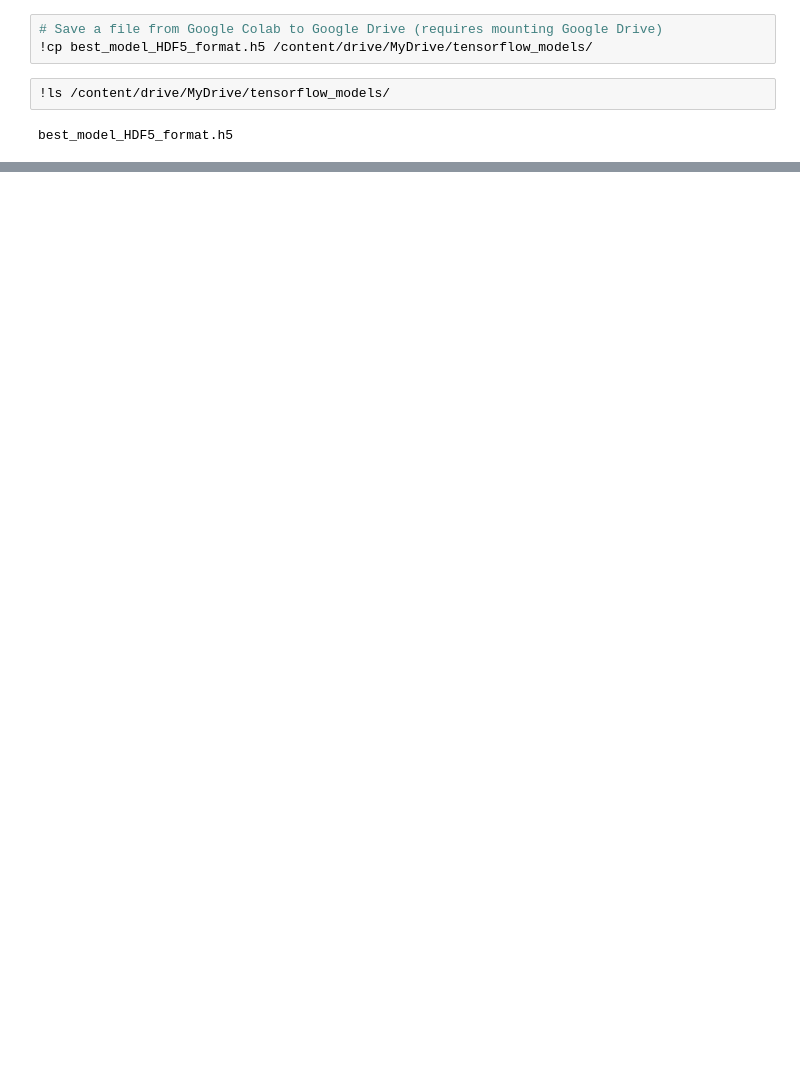
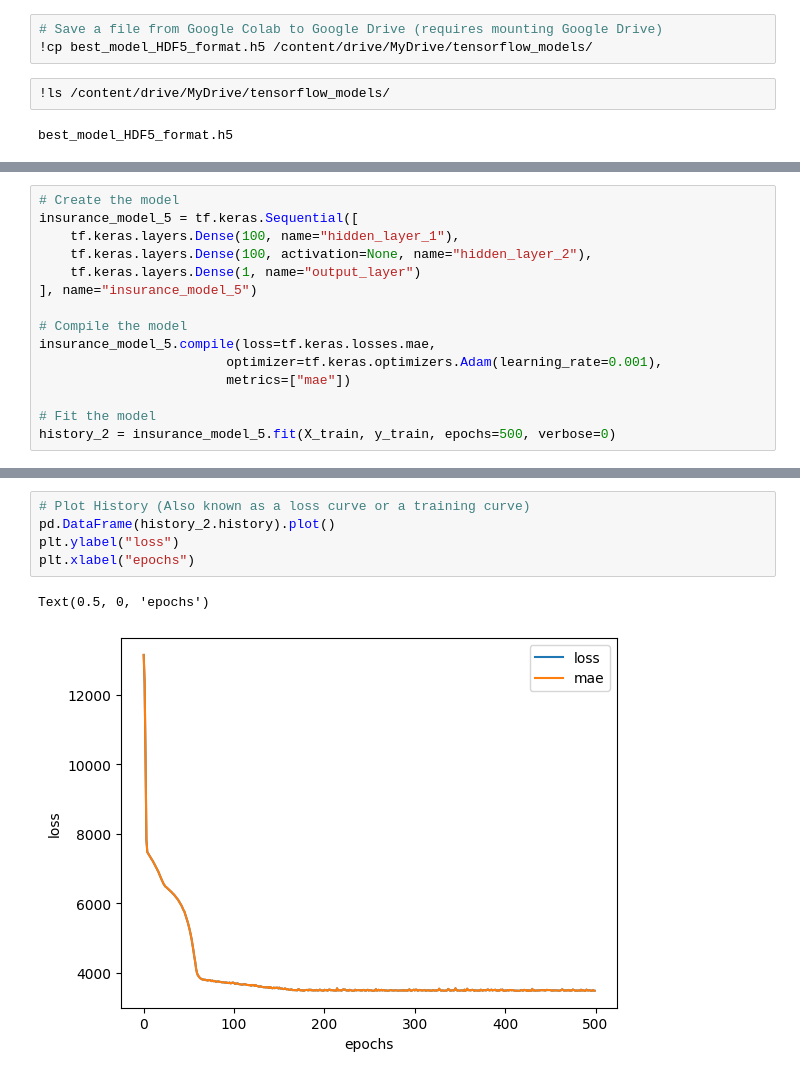
Before and after one commit to uditrajmr3/tensorflow, a Jupyter notebook: 01_neural_regression_wth_tensorflow.ipynb, the cells around one changed output, grey strips where cells are left out. Saved outputs shown, nothing was run; the diff lists cells and outputs as text; blank space fills up the shorter version.

```diff
--- a/01_neural_regression_wth_tensorflow.ipynb
+++ b/01_neural_regression_wth_tensorflow.ipynb
@@ -1387,0 +1609,15 @@ best_model_HDF5_format.h5
+# %%
+# Create the model
+insurance_model_5 = tf.keras.Sequential([
+    tf.keras.layers.Dense(100, name="hidden_layer_1"),
+    tf.keras.layers.Dense(100, activation=None, name="hidden_layer_2"),
+    tf.keras.layers.Dense(1, name="output_layer")
+], name="insurance_model_5")
+
+# Compile the model
+insurance_model_5.compile(loss=tf.keras.losses.mae,
+                        optimizer=tf.keras.optimizers.Adam(learning_rate=0.001),
+                        metrics=["mae"])
+
+# Fit the model
+history_2 = insurance_model_5.fit(X_train, y_train, epochs=500, verbose=0)
@@ -1387,0 +1629,8 @@ best_model_HDF5_format.h5
+# %%
+# Plot History (Also known as a loss curve or a training curve)
+pd.DataFrame(history_2.history).plot()
+plt.ylabel("loss")
+plt.xlabel("epochs")
+# %% [output]
+Text(0.5, 0, 'epochs')
+[figure, added]
```
Also changed, not shown: parts of 75 cells of this notebook.
